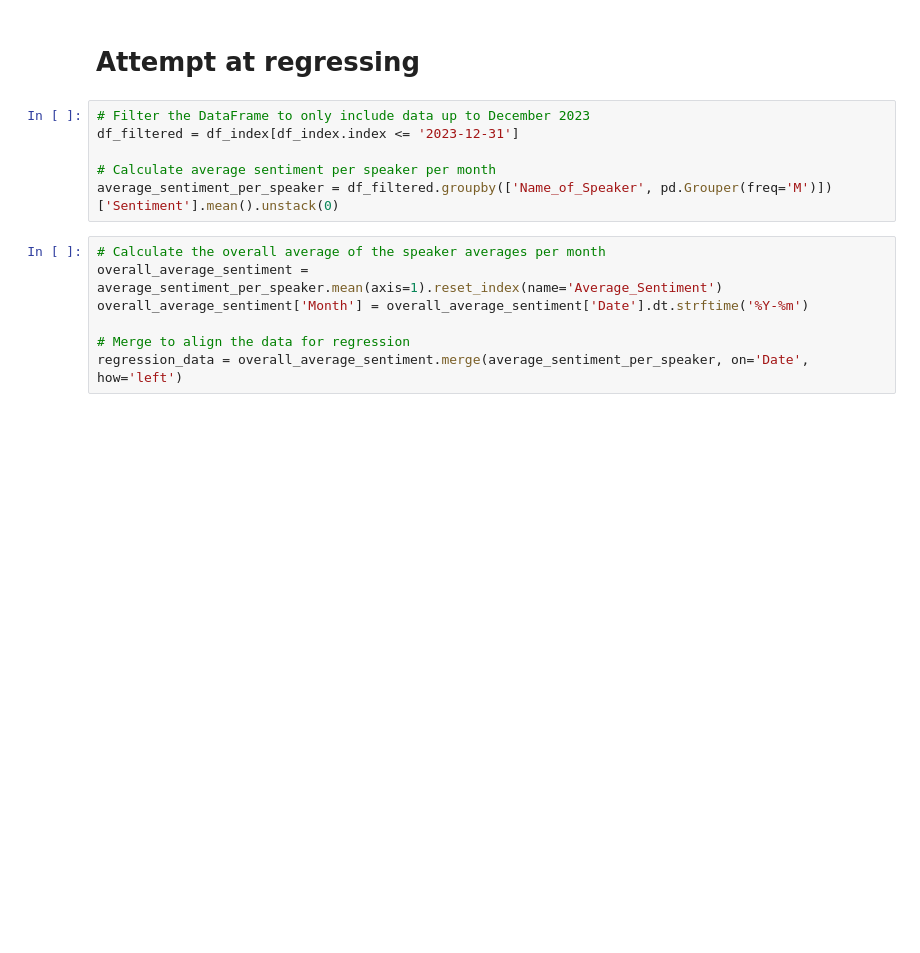
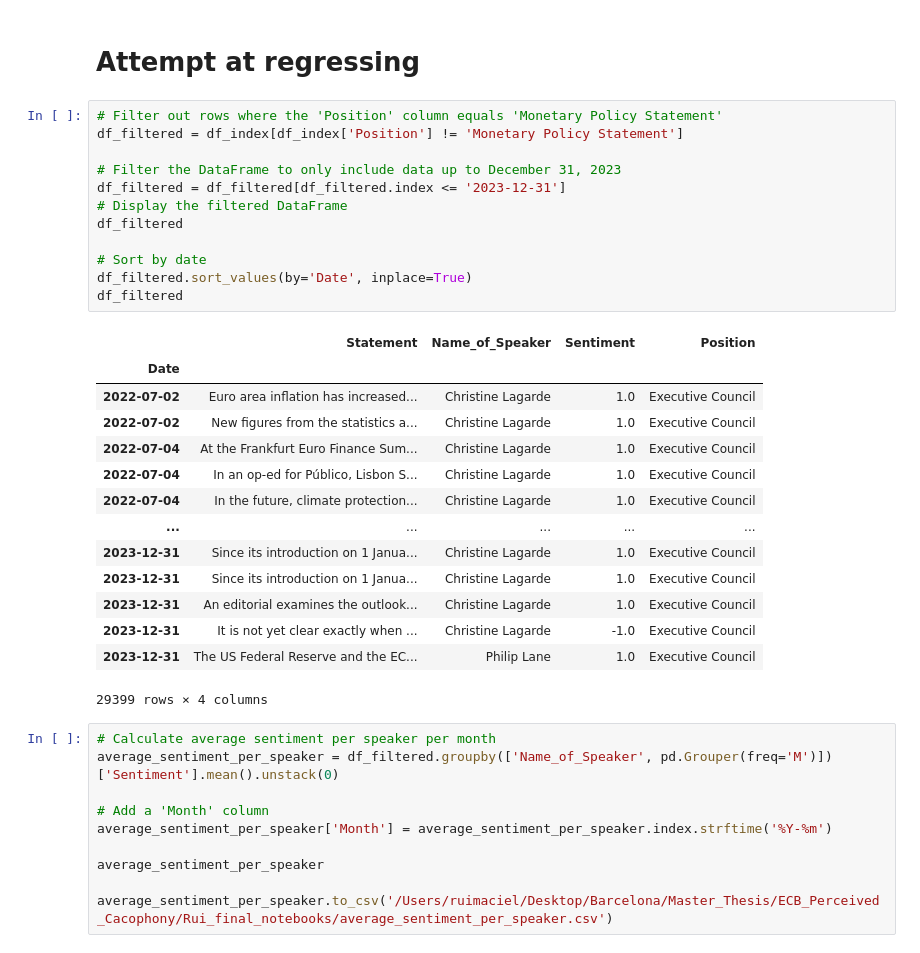
Before and after one commit to monbiote/ECB_Perceived_Cacophony, a Jupyter notebook: Rui_final_notebooks/index.ipynb, the cells around one changed output. Saved outputs shown, nothing was run; the diff lists cells and outputs as text; blank space fills up the shorter version.

```diff
--- a/Rui_final_notebooks/index.ipynb
+++ b/Rui_final_notebooks/index.ipynb
@@ -78,16 +73,40 @@ plt.show()
 [figure]
 # %% [markdown]
 # Attempt at regressing
+# %%
+# Filter out rows where the 'Position' column equals 'Monetary Policy Statement'
+df_filtered = df_index[df_index['Position'] != 'Monetary Policy Statement']
+
+# Filter the DataFrame to only include data up to December 31, 2023
+df_filtered = df_filtered[df_filtered.index <= '2023-12-31']
+# Display the filtered DataFrame
+df_filtered
+
+# Sort by date
+df_filtered.sort_values(by='Date', inplace=True)
+df_filtered
+# %% [output]
+|  | Statement | Name_of_Speaker | Sentiment | Position |
+| Date |  |  |  |  |
+| 2022-07-02 | Euro area inflation has increased... | Christine Lagarde | 1.0 | Executive Council |
+| 2022-07-02 | New figures from the statistics a... | Christine Lagarde | 1.0 | Executive Council |
+| 2022-07-04 | At the Frankfurt Euro Finance Sum... | Christine Lagarde | 1.0 | Executive Council |
+| 2022-07-04 | In an op-ed for Público, Lisbon S... | Christine Lagarde | 1.0 | Executive Council |
+| 2022-07-04 | In the future, climate protection... | Christine Lagarde | 1.0 | Executive Council |
+| ... | ... | ... | ... | ... |
+| 2023-12-31 | Since its introduction on 1 Janua... | Christine Lagarde | 1.0 | Executive Council |
+| 2023-12-31 | Since its introduction on 1 Janua... | Christine Lagarde | 1.0 | Executive Council |
+| 2023-12-31 | An editorial examines the outlook... | Christine Lagarde | 1.0 | Executive Council |
+| 2023-12-31 | It is not yet clear exactly when ... | Christine Lagarde | -1.0 | Executive Council |
+| 2023-12-31 | The US Federal Reserve and the EC... | Philip Lane | 1.0 | Executive Council |
+29399 rows × 4 columns
 # %%
-# Filter the DataFrame to only include data up to December 2023
-df_filtered = df_index[df_index.index <= '2023-12-31']
-
 # Calculate average sentiment per speaker per month
 average_sentiment_per_speaker = df_filtered.groupby(['Name_of_Speaker', pd.Grouper(freq='M')])['Sentiment'].mean().unstack(0)
+
+# Add a 'Month' column
+average_sentiment_per_speaker['Month'] = average_sentiment_per_speaker.index.strftime('%Y-%m')
+
+average_sentiment_per_speaker
+
+average_sentiment_per_speaker.to_csv('/Users/ruimaciel/Desktop/Barcelona/Master_Thesis/ECB_Perceived_Cacophony/Rui_final_notebooks/average_sentiment_per_speaker.csv')
-# %%
-# Calculate the overall average of the speaker averages per month
-overall_average_sentiment = average_sentiment_per_speaker.mean(axis=1).reset_index(name='Average_Sentiment')
-overall_average_sentiment['Month'] = overall_average_sentiment['Date'].dt.strftime('%Y-%m')
-
-# Merge to align the data for regression
-regression_data = overall_average_sentiment.merge(average_sentiment_per_speaker, on='Date', how='left')
```
Also changed, not shown: parts of 13 cells of this notebook, 2 other files.
